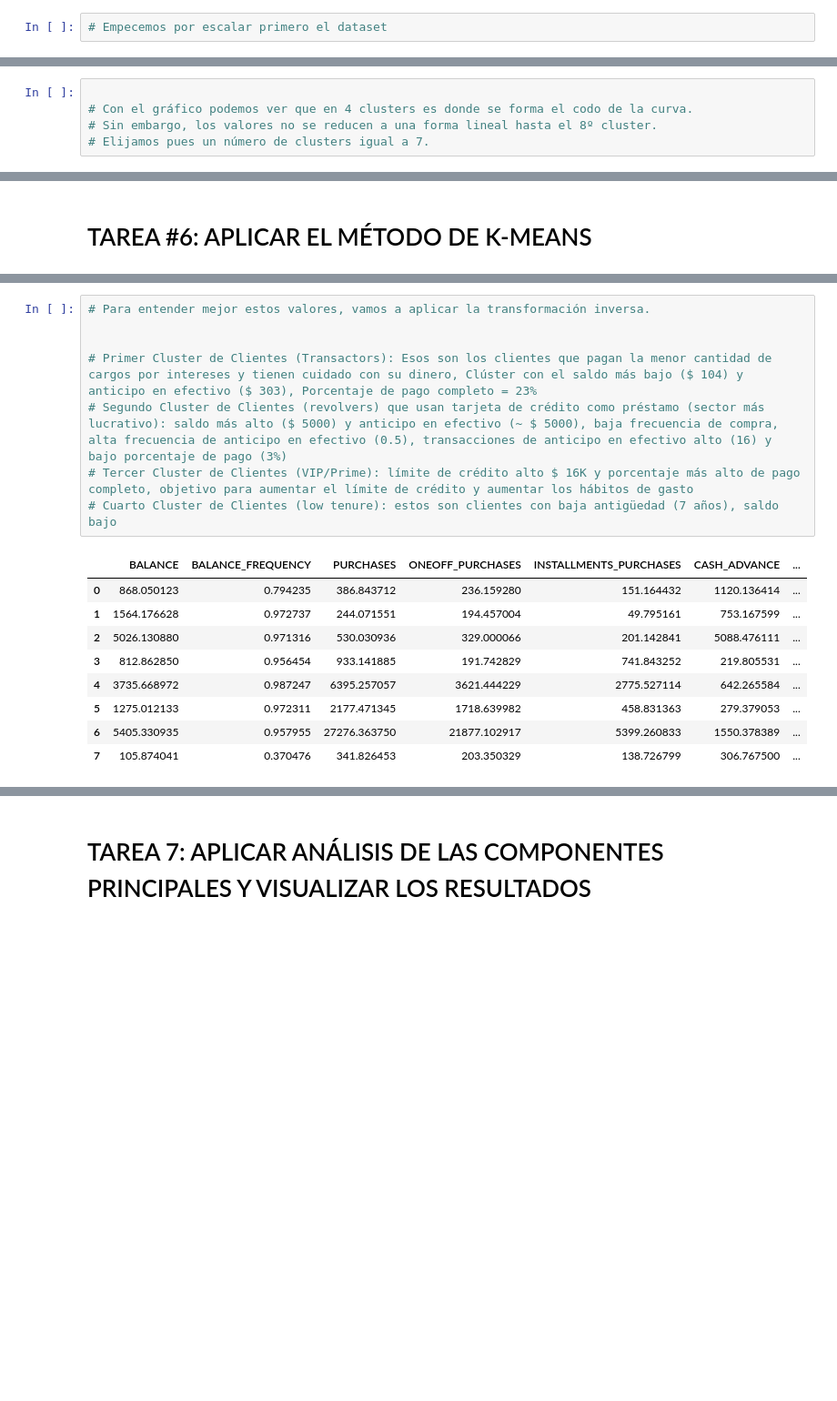
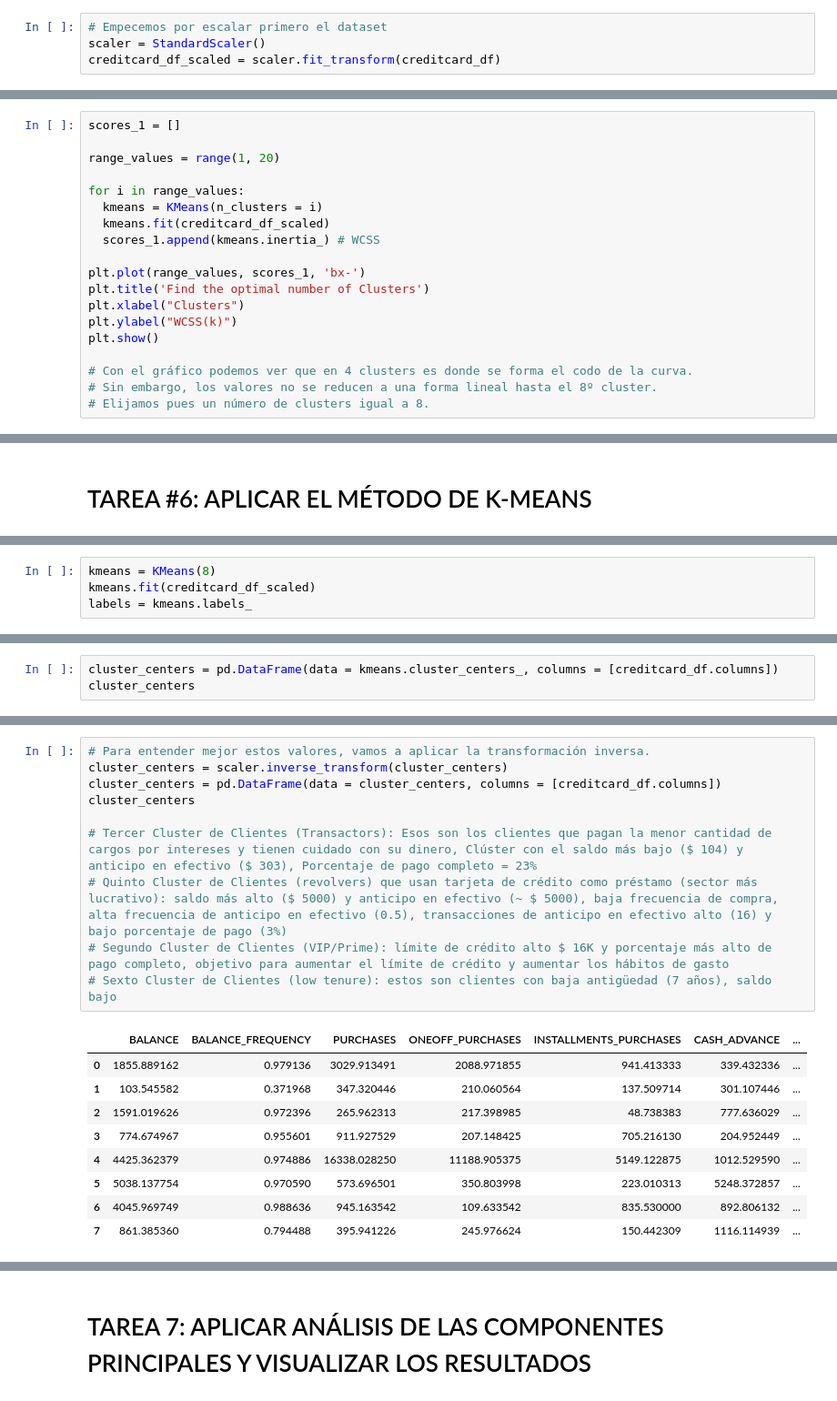
Before and after one commit to MartinSantaGitHub/ds4b, a Jupyter notebook: 2. Marketing Department/Esqueleto_Departamento_de_Marketing.ipynb, the cells around one changed output, grey strips where cells are left out. Shown at 91% size. Cells and saved outputs as stored; diff of their text form; blank space fills up the shorter version.

```diff
--- a/2. Marketing Department/Esqueleto_Departamento_de_Marketing.ipynb
+++ b/2. Marketing Department/Esqueleto_Departamento_de_Marketing.ipynb
@@ -291,3 +286,5 @@ sns.heatmap(correlations, annot=True)
 # TAREA #5: ENCONTRAR EL NÚMERO ÓPTIMO DE CLISTERS UTILIZANDO EL MÉTODO DEL CODO
 # %%
 # Empecemos por escalar primero el dataset
+scaler = StandardScaler()
+creditcard_df_scaled = scaler.fit_transform(creditcard_df)
@@ -312,6 +311,20 @@ array([[-0.73198937, -0.24943448, -0.42489974, ..., -0.31096755,
 # %%
+scores_1 = []
+
+range_values = range(1, 20)
+
+for i in range_values:
+  kmeans = KMeans(n_clusters = i)
+  kmeans.fit(creditcard_df_scaled)
+  scores_1.append(kmeans.inertia_) # WCSS
+
+plt.plot(range_values, scores_1, 'bx-')
+plt.title('Find the optimal number of Clusters')
+plt.xlabel("Clusters")
+plt.ylabel("WCSS(k)")
+plt.show()
 
 # Con el gráfico podemos ver que en 4 clusters es donde se forma el codo de la curva.
 # Sin embargo, los valores no se reducen a una forma lineal hasta el 8º cluster.
-# Elijamos pues un número de clusters igual a 7.
+# Elijamos pues un número de clusters igual a 8.
 # %% [output]
@@ -334,0 +334,4 @@ array([[-0.73198937, -0.24943448, -0.42489974, ..., -0.31096755,
+# %%
+kmeans = KMeans(8)
+kmeans.fit(creditcard_df_scaled)
+labels = kmeans.labels_
@@ -334,0 +346,3 @@ array([[-0.73198937, -0.24943448, -0.42489974, ..., -0.31096755,
+# %%
+cluster_centers = pd.DataFrame(data = kmeans.cluster_centers_, columns = [creditcard_df.columns])
+cluster_centers
@@ -335,18 +359,20 @@ array([[-0.73198937, -0.24943448, -0.42489974, ..., -0.31096755,
 # %%
 # Para entender mejor estos valores, vamos a aplicar la transformación inversa.
+cluster_centers = scaler.inverse_transform(cluster_centers)
+cluster_centers = pd.DataFrame(data = cluster_centers, columns = [creditcard_df.columns])
+cluster_centers
 
-
-# Primer Cluster de Clientes (Transactors): Esos son los clientes que pagan la menor cantidad de cargos por intereses y tienen cuidado con su dinero, Clúster con el saldo más bajo ($ 104) y anticipo en efectivo ($ 303), Porcentaje de pago completo = 23%
-# Segundo Cluster de Clientes (revolvers) que usan tarjeta de crédito como préstamo (sector más lucrativo): saldo más alto ($ 5000) y anticipo en efectivo (~ $ 5000), baja frecuencia de compra, alta frecuencia de anticipo en efectivo (0.5), transacciones de anticipo en efectivo alto (16) y bajo porcentaje de pago (3%)
-# Tercer Cluster de Clientes (VIP/Prime): límite de crédito alto $ 16K y porcentaje más alto de pago completo, objetivo para aumentar el límite de crédito y aumentar los hábitos de gasto
-# Cuarto Cluster de Clientes (low tenure): estos son clientes con baja antigüedad (7 años), saldo bajo
+# Tercer Cluster de Clientes (Transactors): Esos son los clientes que pagan la menor cantidad de cargos por intereses y tienen cuidado con su dinero, Clúster con el saldo más bajo ($ 104) y anticipo en efectivo ($ 303), Porcentaje de pago completo = 23%
+# Quinto Cluster de Clientes (revolvers) que usan tarjeta de crédito como préstamo (sector más lucrativo): saldo más alto ($ 5000) y anticipo en efectivo (~ $ 5000), baja frecuencia de compra, alta frecuencia de anticipo en efectivo (0.5), transacciones de anticipo en efectivo alto (16) y bajo porcentaje de pago (3%)
+# Segundo Cluster de Clientes (VIP/Prime): límite de crédito alto $ 16K y porcentaje más alto de pago completo, objetivo para aumentar el límite de crédito y aumentar los hábitos de gasto
+# Sexto Cluster de Clientes (low tenure): estos son clientes con baja antigüedad (7 años), saldo bajo
 # %% [output]
 |  | BALANCE | BALANCE_FREQUENCY | PURCHASES | ONEOFF_PURCHASES | INSTALLMENTS_PURCHASES | CASH_ADVANCE | ... |
-| 0 | 868.050123 | 0.794235 | 386.843712 | 236.159280 | 151.164432 | 1120.136414 | ... |
-| 1 | 1564.176628 | 0.972737 | 244.071551 | 194.457004 | 49.795161 | 753.167599 | ... |
-| 2 | 5026.130880 | 0.971316 | 530.030936 | 329.000066 | 201.142841 | 5088.476111 | ... |
-| 3 | 812.862850 | 0.956454 | 933.141885 | 191.742829 | 741.843252 | 219.805531 | ... |
-| 4 | 3735.668972 | 0.987247 | 6395.257057 | 3621.444229 | 2775.527114 | 642.265584 | ... |
-| 5 | 1275.012133 | 0.972311 | 2177.471345 | 1718.639982 | 458.831363 | 279.379053 | ... |
-| 6 | 5405.330935 | 0.957955 | 27276.363750 | 21877.102917 | 5399.260833 | 1550.378389 | ... |
-| 7 | 105.874041 | 0.370476 | 341.826453 | 203.350329 | 138.726799 | 306.767500 | ... |
+| 0 | 1855.889162 | 0.979136 | 3029.913491 | 2088.971855 | 941.413333 | 339.432336 | ... |
+| 1 | 103.545582 | 0.371968 | 347.320446 | 210.060564 | 137.509714 | 301.107446 | ... |
+| 2 | 1591.019626 | 0.972396 | 265.962313 | 217.398985 | 48.738383 | 777.636029 | ... |
+| 3 | 774.674967 | 0.955601 | 911.927529 | 207.148425 | 705.216130 | 204.952449 | ... |
+| 4 | 4425.362379 | 0.974886 | 16338.028250 | 11188.905375 | 5149.122875 | 1012.529590 | ... |
+| 5 | 5038.137754 | 0.970590 | 573.696501 | 350.803998 | 223.010313 | 5248.372857 | ... |
+| 6 | 4045.969749 | 0.988636 | 945.163542 | 109.633542 | 835.530000 | 892.806132 | ... |
+| 7 | 861.385360 | 0.794488 | 395.941226 | 245.976624 | 150.442309 | 1116.114939 | ... |
```
Also changed, not shown: parts of 56 cells of this notebook.
